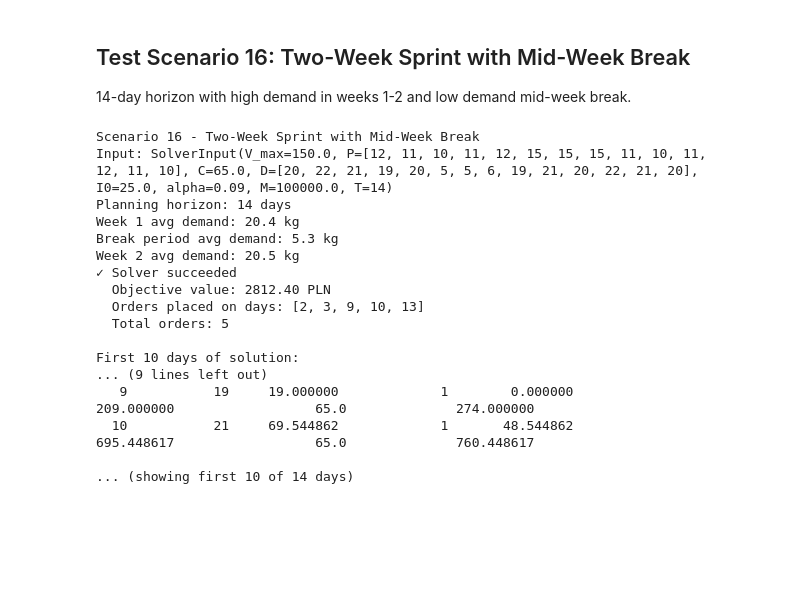
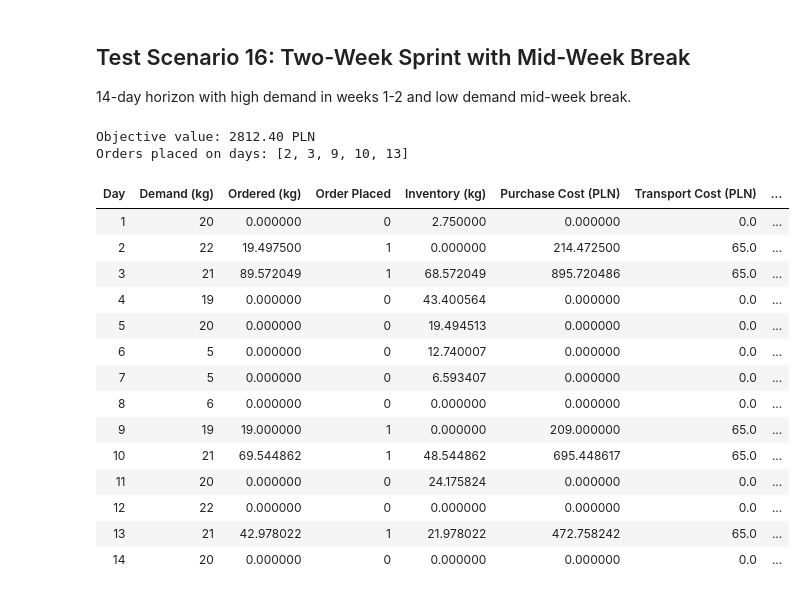
Before and after one commit to SNURTEL/25z-zbop-projekt, a Jupyter notebook: code/back/api/test_solver.ipynb, the cells around one changed output. Drawn from its saved outputs; the diff is of its cells as text; code cells hidden in the pictures; blank space fills up the shorter version.

```diff
--- a/code/back/api/test_solver.ipynb
+++ b/code/back/api/test_solver.ipynb
@@ -545,32 +407,26 @@ Highly perishable product with 50% daily loss - tests feasibility limits.
 # %%
 # Scenario 8: Extreme perishability
 scenario_8 = {
-    "name": "Extreme Perishability",
     "V_max": 100.0,
     "P": [12.0, 12.0, 12.0, 12.0, 12.0, 12.0, 12.0],
     "C": 40.0,  # Lower transport cost to make frequent orders viable
     "D": [15.0, 15.0, 15.0, 15.0, 15.0, 15.0, 15.0],
     "I0": 5.0,
     "alpha": 0.5,  # 50% daily loss!
-    "M": 1e5,
     "T": 7
 }
 
-inp8 = SolverInput(**{k: v for k, v in scenario_8.items() if k != 'name'})
-
-print("Scenario 8 - Extreme Perishability (50% Daily Loss)")
-print(f"Input: {inp8}")
+inp8 = SolverInput(**scenario_8)
 
 try:
     sol8 = solve(inp8)
     df8 = solution_to_dataframe(sol8, inp8)
-    print(f"✓ Solver succeeded")
-    print(f"  Objective value: {sol8.objective_value:.2f} PLN")
-    print(f"  Orders placed on days: {[i+1 for i, y in enumerate(sol8.y) if y == 1]}")
-    print("\nSolution Summary:")
-    print(df8.to_string(index=False))
-except Exception as e:
-    print(f"✗ Solver failed: {e}")
+    print(f"Objective value: {sol8.objective_value:.2f} PLN")
+    print(f"Orders placed on days: {[i+1 for i, y in enumerate(sol8.y) if y == 1]}")
+    display(HTML(df8.to_html(index=False)))
+    plot_scenario("Scenario 8: Extreme Perishability", sol8, inp8, df8)
+except SolverFail as e:
+    print(f"Solver failed: {e}")
     sol8 = None
     df8 = None
 # %% [output]
@@ -999,59 +731,47 @@ if sol15 and df15 is not None:
 # %%
 # Scenario 16: Two-week sprint with break
 # Week 1: High demand (5 days), Mid-break: Low demand (3 days), Week 2: Return to high (6 days)
 demand_2week_break = [20, 22, 21, 19, 20] + [5, 5, 6] + [19, 21, 20, 22, 21, 20]
 prices_2week_break = [12, 11, 10, 11, 12] + [15, 15, 15] + [11, 10, 11, 12, 11, 10]  # Higher during break
 
 scenario_16 = {
-    "name": "Two-Week Sprint with Break",
     "V_max": 150.0,
     "P": prices_2week_break,
     "C": 65.0,
     "D": demand_2week_break,
     "I0": 25.0,
     "alpha": 0.09,
-    "M": 1e5,
     "T": 14
 }
 
-inp16 = SolverInput(**{k: v for k, v in scenario_16.items() if k != 'name'})
-
-print("Scenario 16 - Two-Week Sprint with Mid-Week Break")
-print(f"Input: {inp16}")
-print(f"Planning horizon: {inp16.T} days")
-print(f"Week 1 avg demand: {np.mean(inp16.D[0:5]):.1f} kg")
-print(f"Break period avg demand: {np.mean(inp16.D[5:8]):.1f} kg")
-print(f"Week 2 avg demand: {np.mean(inp16.D[8:14]):.1f} kg")
+inp16 = SolverInput(**scenario_16)
 
 try:
     sol16 = solve(inp16)
     df16 = solution_to_dataframe(sol16, inp16)
-    print(f"✓ Solver succeeded")
-    print(f"  Objective value: {sol16.objective_value:.2f} PLN")
-    print(f"  Orders placed on days: {[i+1 for i, y in enumerate(sol16.y) if y == 1]}")
-    print(f"  Total orders: {sum(sol16.y)}")
-    print("\nFirst 10 days of solution:")
-    print(df16.head(10).to_string(index=False))
-    print("\n... (showing first 10 of 14 days)")
-except Exception as e:
-    print(f"✗ Solver failed: {e}")
+    print(f"Objective value: {sol16.objective_value:.2f} PLN")
+    print(f"Orders placed on days: {[i+1 for i, y in enumerate(sol16.y) if y == 1]}")
+    display(HTML(df16.to_html(index=False)))
+    plot_scenario("Scenario 16: Two-Week Sprint with Break", sol16, inp16, df16)
+except SolverFail as e:
+    print(f"Solver failed: {e}")
     sol16 = None
     df16 = None
 # %% [output]
-Scenario 16 - Two-Week Sprint with Mid-Week Break
-Input: SolverInput(V_max=150.0, P=[12, 11, 10, 11, 12, 15, 15, 15, 11, 10, 11, 12, 11, 10], C=65.0, D=[20, 22, 21, 19, 20, 5, 5, 6, 19, 21, 20, 22, 21, 20], I0=25.0, alpha=0.09, M=100000.0, T=14)
-Planning horizon: 14 days
-Week 1 avg demand: 20.4 kg
-Break period avg demand: 5.3 kg
-Week 2 avg demand: 20.5 kg
-✓ Solver succeeded
-  Objective value: 2812.40 PLN
-  Orders placed on days: [2, 3, 9, 10, 13]
-  Total orders: 5
-
-First 10 days of solution:
-... (9 lines left out)
-   9           19     19.000000             1        0.000000           209.000000                  65.0              274.000000
-  10           21     69.544862             1       48.544862           695.448617                  65.0              760.448617
-
-... (showing first 10 of 14 days)
+Objective value: 2812.40 PLN
+Orders placed on days: [2, 3, 9, 10, 13]
+| Day | Demand (kg) | Ordered (kg) | Order Placed | Inventory (kg) | Purchase Cost (PLN) | Transport Cost (PLN) | ... |
+| 1 | 20 | 0.000000 | 0 | 2.750000 | 0.000000 | 0.0 | ... |
+| 2 | 22 | 19.497500 | 1 | 0.000000 | 214.472500 | 65.0 | ... |
+| 3 | 21 | 89.572049 | 1 | 68.572049 | 895.720486 | 65.0 | ... |
+| 4 | 19 | 0.000000 | 0 | 43.400564 | 0.000000 | 0.0 | ... |
+| 5 | 20 | 0.000000 | 0 | 19.494513 | 0.000000 | 0.0 | ... |
+| 6 | 5 | 0.000000 | 0 | 12.740007 | 0.000000 | 0.0 | ... |
+| 7 | 5 | 0.000000 | 0 | 6.593407 | 0.000000 | 0.0 | ... |
+| 8 | 6 | 0.000000 | 0 | 0.000000 | 0.000000 | 0.0 | ... |
+| 9 | 19 | 19.000000 | 1 | 0.000000 | 209.000000 | 65.0 | ... |
+| 10 | 21 | 69.544862 | 1 | 48.544862 | 695.448617 | 65.0 | ... |
+| 11 | 20 | 0.000000 | 0 | 24.175824 | 0.000000 | 0.0 | ... |
+| 12 | 22 | 0.000000 | 0 | 0.000000 | 0.000000 | 0.0 | ... |
+| 13 | 21 | 42.978022 | 1 | 21.978022 | 472.758242 | 65.0 | ... |
+| 14 | 20 | 0.000000 | 0 | 0.000000 | 0.000000 | 0.0 | ... |
```
Also changed, not shown: parts of 33 cells of this notebook, 3 other files.
